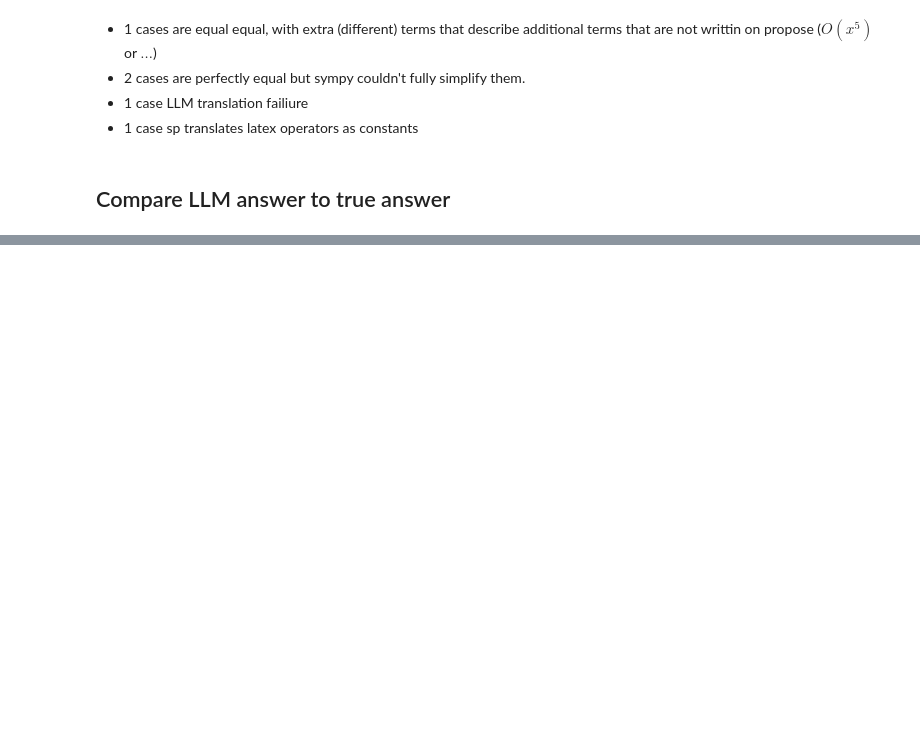
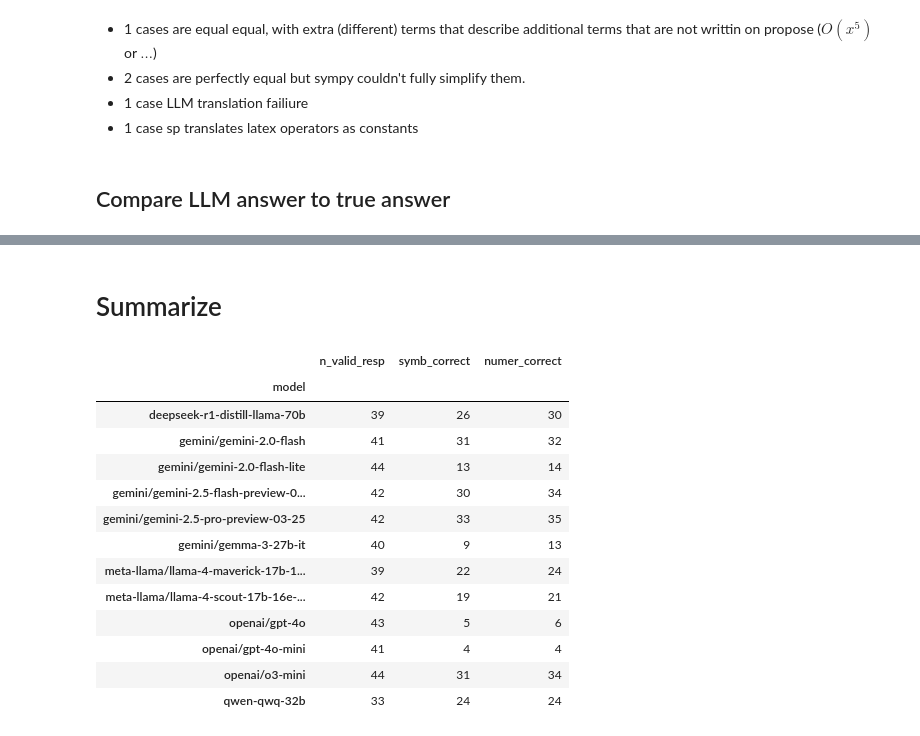
Before and after one commit to RamanujanMachine/ASyMOB, a Jupyter notebook: Compare LLM results to true answer.ipynb, the cells around one changed output, grey strips where cells are left out. Saved outputs shown, nothing was run; the diff lists cells and outputs as text; code cells hidden in the pictures; blank space fills up the shorter version.

Commit message:
Cleanup; add stats; match to latest results file form

```diff
--- a/Compare LLM results to true answer.ipynb
+++ b/Compare LLM results to true answer.ipynb
@@ -237,2 +259,29 @@ len(df[~df.symb_correct & ~df.numer_correct])
 # %%
 df.to_excel('valid_results_with_res_check.xlsx')
+# %% [markdown]
+# Summarize
+# %%
+df_for_stats = df.copy()
+# %%
+df_for_stats['q_id_dist'] = df_for_stats.question_id.astype('str') + df_for_stats.code_execution.astype('str')
+# %%
+df_for_stats.groupby('model').agg(
+    n_valid_resp=('q_id_dist', 'nunique'),
+    symb_correct=('symb_correct', 'sum'),
+    numer_correct=('numer_correct', 'sum')
+)
+# %% [output]
+|  | n_valid_resp | symb_correct | numer_correct |
+| model |  |  |  |
+| deepseek-r1-distill-llama-70b | 39 | 26 | 30 |
+| gemini/gemini-2.0-flash | 41 | 31 | 32 |
+| gemini/gemini-2.0-flash-lite | 44 | 13 | 14 |
+| gemini/gemini-2.5-flash-preview-0... | 42 | 30 | 34 |
+| gemini/gemini-2.5-pro-preview-03-25 | 42 | 33 | 35 |
+| gemini/gemma-3-27b-it | 40 | 9 | 13 |
+| meta-llama/llama-4-maverick-17b-1... | 39 | 22 | 24 |
+| meta-llama/llama-4-scout-17b-16e-... | 42 | 19 | 21 |
+| openai/gpt-4o | 43 | 5 | 6 |
+| openai/gpt-4o-mini | 41 | 4 | 4 |
+| openai/o3-mini | 44 | 31 | 34 |
+| qwen-qwq-32b | 33 | 24 | 24 |
```
Also changed, not shown: parts of 21 cells of this notebook.
